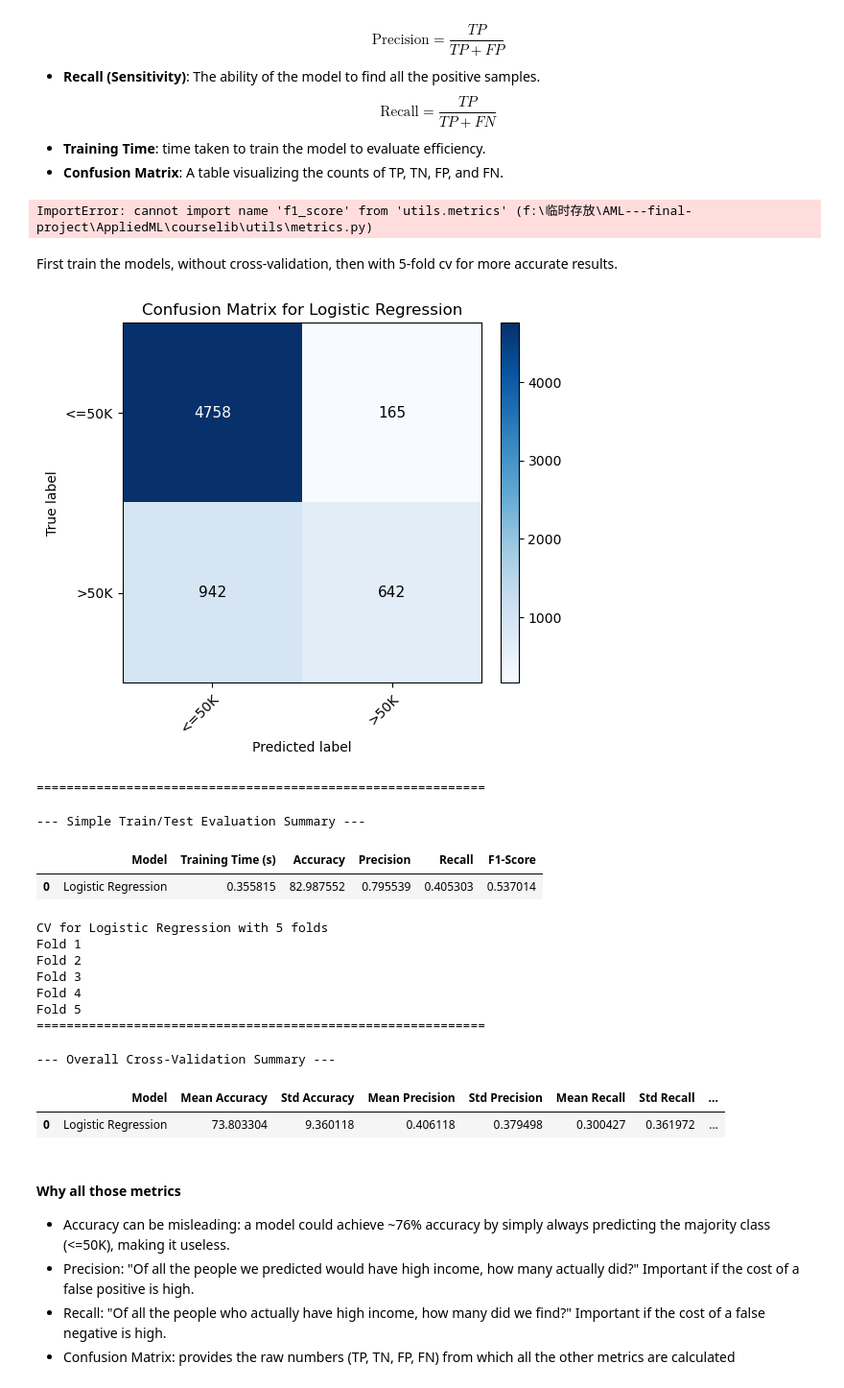
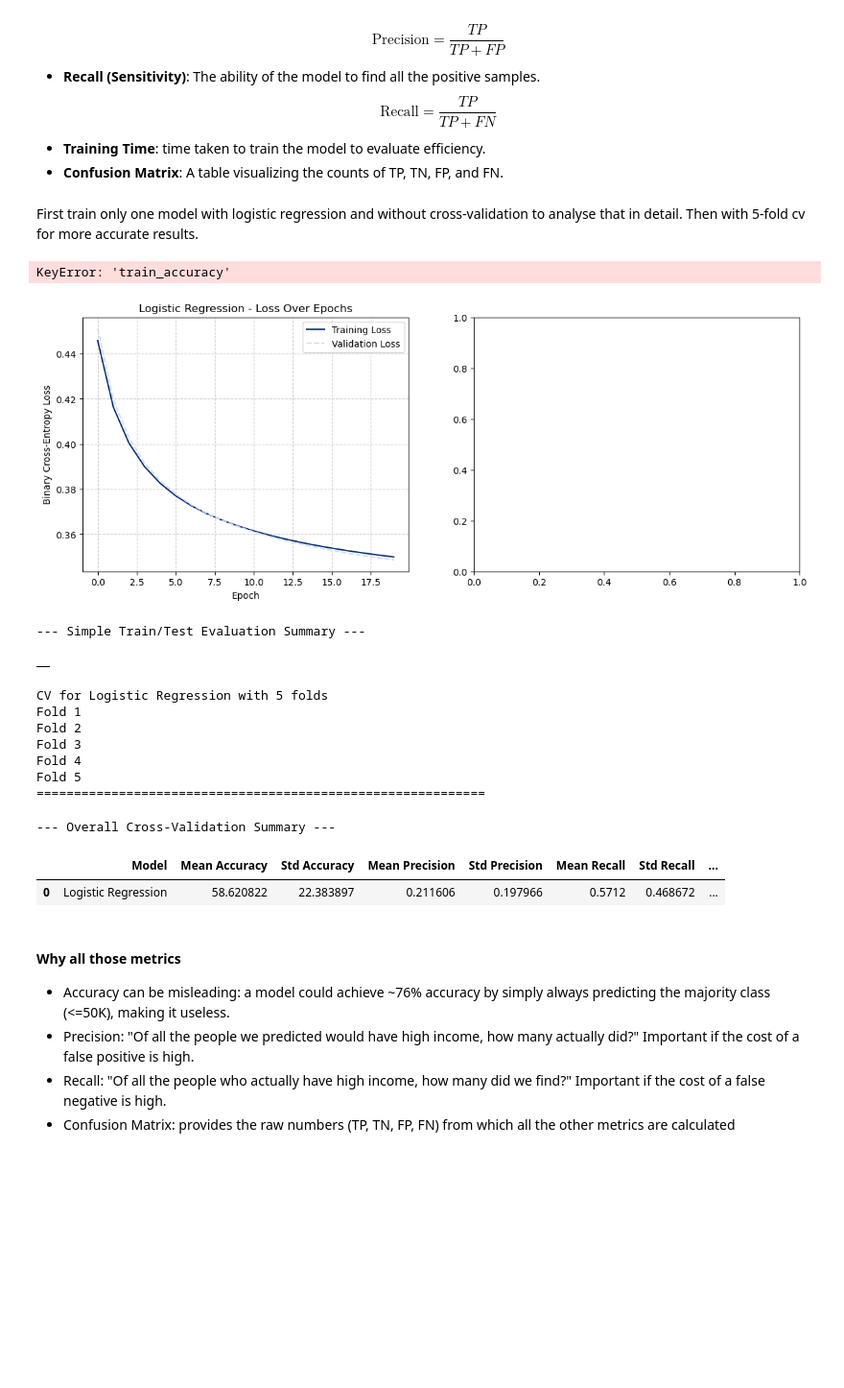
Before and after one commit to jnn-mllr/AML---final-project, a Jupyter notebook: notebooks/main.ipynb, the cells around one changed output. Shown at 96% size. Cells and saved outputs as stored; diff of their text form; code cells hidden in the pictures; blank space fills up the shorter version.

Commit message:
implemented val metrics to visualize performance during training, a bit more hyperparameter stuff, but mostly getting everything to run

```diff
--- a/notebooks/main.ipynb
+++ b/notebooks/main.ipynb
@@ -646,12 +644,12 @@ In this section, we train and evaluate several machine learning models to predic
 - **Confusion Matrix**: A table visualizing the counts of TP, TN, FP, and FN.
 # %%
 import time
-from models.linear_models import LinearBinaryClassification
+from models.glm import LogisticRegression
 from models.tree import DecisionTreeClassifier
 from models.svm import LinearSVM
 from optimizers import GDOptimizer
 from utils.training import ModelTraining, GridSearch
-from utils.metrics import accuracy, precision_score, recall_score, f1_score
+from utils.metrics import accuracy, precision_score, recall_score, plot_training_history
 
 
 # model params
@@ -675,17 +673,17 @@ metrics_dict = {
 # model configurations
 model_configs = [
     {
-        'model_class': LinearBinaryClassification,
+        'model_class': LogisticRegression,
         'model_name': 'Logistic Regression',
-        'init_params': {'w': w_init.copy(), 'b': b_init, 'optimizer': optimizer, 'class_labels': [0, 1]},
-        'fit_params': {'num_epochs': 10, 'batch_size': 32}
-    },
-    # {
-    #     'model_class': LinearSVM,
-    #     'model_name': 'Linear SVM',
-    #     'init_params': {'w': w_init.copy(), 'b': b_init, 'optimizer': optimizer, 'C': 1.0},
-    #     'fit_params': {'num_epochs': 10, 'batch_size': 32}
-    # }
+        'init_params': {
+            'w': w_init.copy(),
+            'b': b_init,
+            'optimizer': GDOptimizer(learning_rate=0.01),
+            'penalty': 'none', # 'none', 'ridge', 'lasso'
+            'lam': 0.0
+        },
+        'fit_params': {'num_epochs': 20, 'batch_size': 32}
+    }
 ]
 
 # specify the models to train
@@ -699,21 +697,25 @@ for config in model_configs:
         **config['fit_params']
     )
     models_to_train.append(model_to_train)
-# %% [output]
-ImportError: cannot import name 'f1_score' from 'utils.metrics' (f:\临时存放\AML---final-project\AppliedML\courselib\utils\metrics.py)
 # %% [markdown]
-First train the models, without cross-validation, then with 5-fold cv for more accurate results.
+First train only one model with logistic regression and without cross-validation to analyse that in detail. Then with 5-fold cv for more accurate results.
 # %%
+from utils.metrics import plot_training_history
+
 # training process of one model without Cross-Val
 for model_to_train in models_to_train:
 
     # train the model using the params defined in the dict
-    model_to_train.train(X_train_scaled, y_train)
+    model_to_train.train(X_train_scaled, y_train, X_test_scaled, y_test)
+
+    # Plot training history
+    if model_to_train.history:
+        plot_training_history(model_to_train.history, model_to_train.model_name)
 
     # eval on the test set and store results
     performance = model_to_train.evaluate(X_test_scaled, y_test)
     results.append(performance)
     print("="*60)
 # %% [output]
+KeyError: 'train_accuracy'
-[figure, old version]
+[figure, new version]
-============================================================
@@ -720,12 +748,10 @@ for model_to_train in models_to_train:
 # %%
 # results for the simple training run
 results_df = pd.DataFrame(results)
-print("\n--- Simple Train/Test Evaluation Summary ---")
 display(results_df)
 # %% [output]
 --- Simple Train/Test Evaluation Summary ---
-|  | Model | Training Time (s) | Accuracy | Precision | Recall | F1-Score |
-| 0 | Logistic Regression | 0.355815 | 82.987552 | 0.795539 | 0.405303 | 0.537014 |
+|  |
 # %%
 # train the models via 5-fold cv now
 all_cv_results = []
@@ -750,7 +776,7 @@ display(cv_results_df)
 # %% [output]
 --- Overall Cross-Validation Summary ---
 |  | Model | Mean Accuracy | Std Accuracy | Mean Precision | Std Precision | Mean Recall | Std Recall | ... |
-| 0 | Logistic Regression | 73.803304 | 9.360118 | 0.406118 | 0.379498 | 0.300427 | 0.361972 | ... |
+| 0 | Logistic Regression | 58.620822 | 22.383897 | 0.211606 | 0.197966 | 0.5712 | 0.468672 | ... |
 # %% [markdown]
 #### Why all those metrics
 - Accuracy can be misleading: a model could achieve ~76% accuracy by simply always predicting the majority class (<=50K), making it useless.
```
Also changed, not shown: parts of 7 cells of this notebook, 7 other files.
